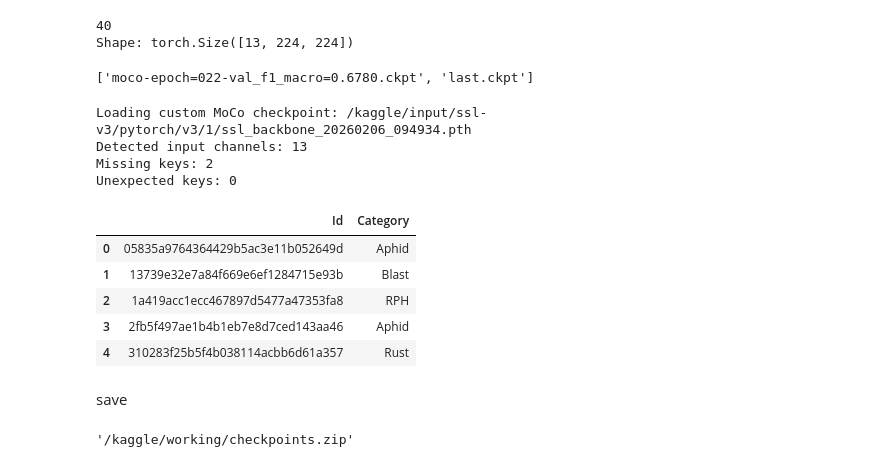
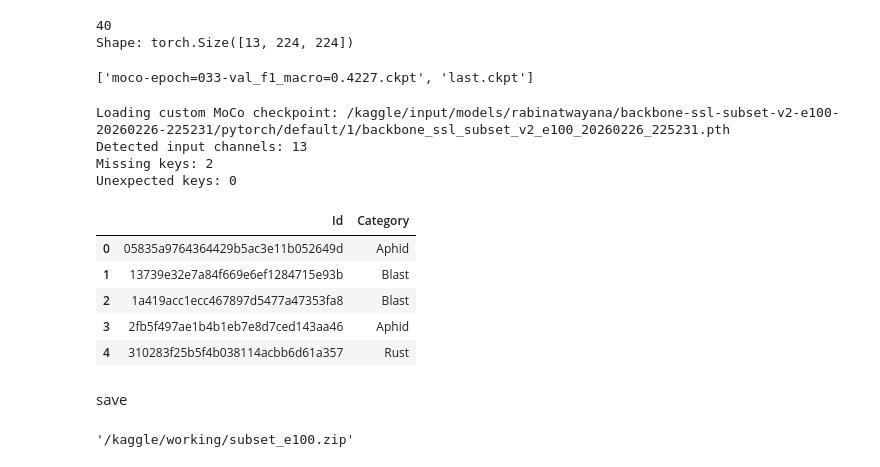
Before and after one commit to Omowonuola-Akintola/ICPR-Contest-2026, a Jupyter notebook: classification.ipynb, the cells around one changed output. Drawn from its saved outputs; the diff is of its cells as text; code cells hidden in the pictures.

Commit message:
downstram done using ssl subset 32k e100

```diff
--- a/classification.ipynb
+++ b/classification.ipynb
@@ -779,13 +794,13 @@ print(f"Shape: {img.shape}")
 40
 Shape: torch.Size([13, 224, 224])
 # %%
-checkpoint_dir = "/kaggle/working/checkpoints/final_tuned"
+checkpoint_dir = "/kaggle/working/subset_e100/checkpoints_final_tuned"
 print(os.listdir(checkpoint_dir))
 # %% [output]
-['moco-epoch=022-val_f1_macro=0.6780.ckpt', 'last.ckpt']
+['moco-epoch=033-val_f1_macro=0.4227.ckpt', 'last.ckpt']
 # %%
 # Load the trained model
-checkpoint_path = "/kaggle/working/checkpoints/final_tuned/moco-epoch=022-val_f1_macro=0.6780.ckpt"
+checkpoint_path = "/kaggle/working/subset_e100/checkpoints_final_tuned/moco-epoch=033-val_f1_macro=0.4227.ckpt"
 model = MoCoClassifier.load_from_checkpoint(checkpoint_path)
 model.eval()
 model.to("cuda" if torch.cuda.is_available() else "cpu")
@@ -801,36 +816,36 @@ test_loader = DataLoader(test_dataset,batch_size=16,shuffle=False,num_workers=4,
 image_ids = []
 predictions = []
 
 with torch.no_grad():
     for batch in test_loader:
         imgs, img_ids = batch  # img_ids are the folder names
         imgs = imgs.to("cuda" if torch.cuda.is_available() else "cpu")
         # Get model predictions
         logits = model(imgs)
         preds = logits.argmax(dim=1).cpu().numpy()
         image_ids.extend(img_ids)
         predictions.extend(preds)
 
 # Map predictions to class names
 predicted_classes = [class_names[pred] for pred in predictions]
 
 # Save to CSV
 results_df = pd.DataFrame({
     "Id": image_ids,
     "Category": predicted_classes
 })
 
-results_df.to_csv("/kaggle/working/submission.csv", index=False)
+results_df.to_csv("/kaggle/working/subset_e100/submission.csv", index=False)
 results_df.head(5)
 # %% [output]
-Loading custom MoCo checkpoint: /kaggle/input/ssl-v3/pytorch/v3/1/ssl_backbone_20260206_094934.pth
+Loading custom MoCo checkpoint: /kaggle/input/models/rabinatwayana/backbone-ssl-subset-v2-e100-20260226-225231/pytorch/default/1/backbone_ssl_subset_v2_e100_20260226_225231.pth
 Detected input channels: 13
 Missing keys: 2
 Unexpected keys: 0
 |  | Id | Category |
 | 0 | 05835a9764364429b5ac3e11b052649d | Aphid |
 | 1 | 13739e32e7a84f669e6ef1284715e93b | Blast |
-| 2 | 1a419acc1ecc467897d5477a47353fa8 | RPH |
+| 2 | 1a419acc1ecc467897d5477a47353fa8 | Blast |
 | 3 | 2fb5f497ae1b4b1eb7e8d7ced143aa46 | Aphid |
 | 4 | 310283f25b5f4b038114acbb6d61a357 | Rust |
 # %% [markdown]
@@ -838,7 +853,7 @@ save
 # %%
 import shutil
 
-shutil.make_archive("/kaggle/working/checkpoints", 'zip', "/kaggle/working/checkpoints")
+shutil.make_archive("/kaggle/working/subset_e100", 'zip', "/kaggle/working/subset_e100")
 # shutil.make_archive("/kaggle/working/logs", 'zip', "/kaggle/working/logs")
 # %% [output]
-'/kaggle/working/checkpoints.zip'
+'/kaggle/working/subset_e100.zip'
```
Also changed, not shown: parts of 6 cells of this notebook.
